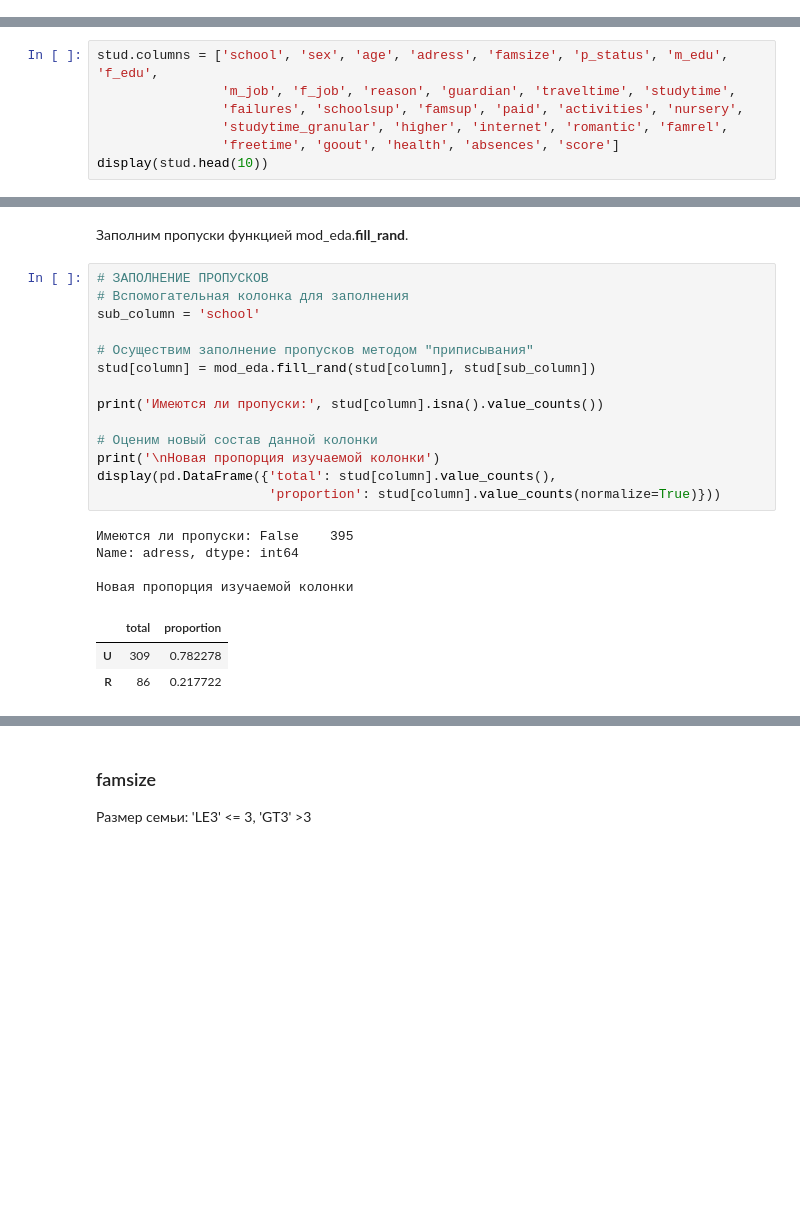
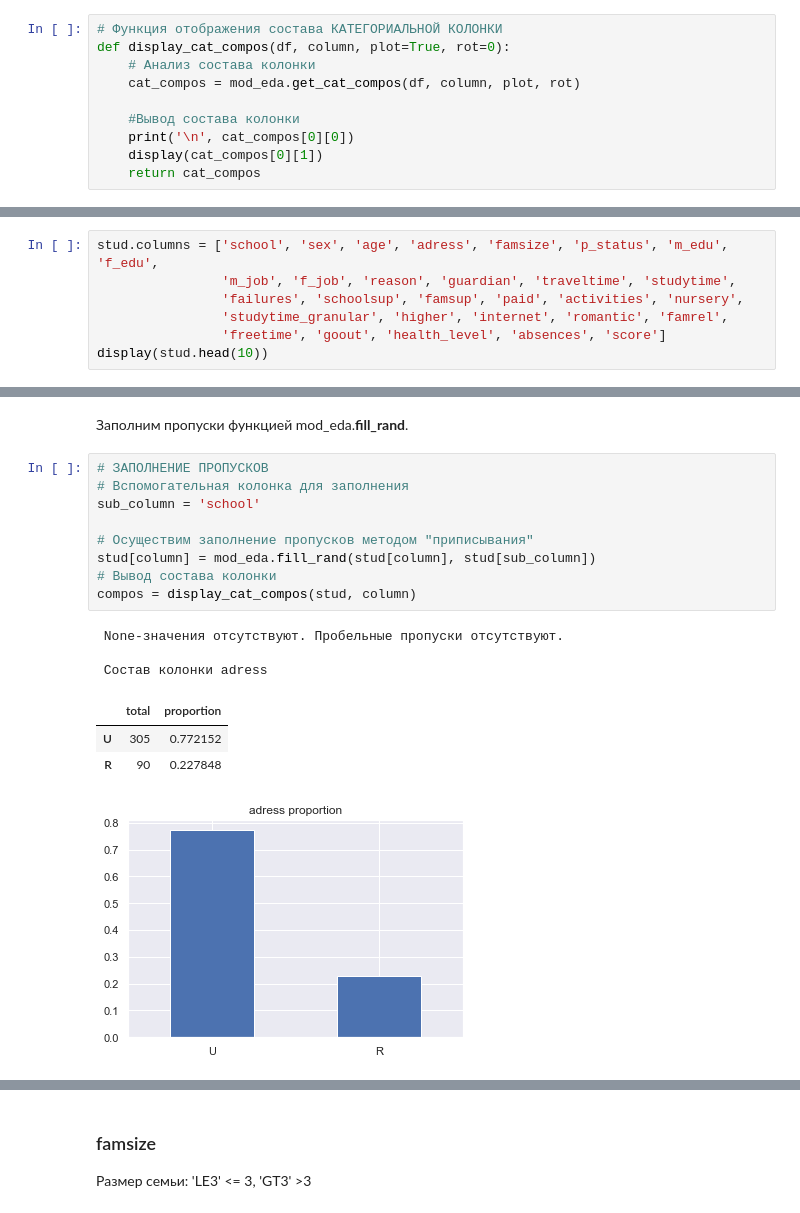
Before and after one commit to SeaVulf/skillfactory_rds, a Jupyter notebook: project_2_EDA/Project_2_EDA_stud_math.ipynb, the cells around one changed output, grey strips where cells are left out. Cells and saved outputs as stored; diff of their text form; blank space fills up the shorter version.

```diff
--- a/project_2_EDA/Project_2_EDA_stud_math.ipynb
+++ b/project_2_EDA/Project_2_EDA_stud_math.ipynb
@@ -14,0 +40,10 @@
+# %%
+# Функция отображения состава КАТЕГОРИАЛЬНОЙ КОЛОНКИ
+def display_cat_compos(df, column, plot=True, rot=0):
+    # Анализ состава колонки
+    cat_compos = mod_eda.get_cat_compos(df, column, plot, rot)
+
+    #Вывод состава колонки
+    print('\n', cat_compos[0][0])
+    display(cat_compos[0][1])
+    return cat_compos
@@ -82,7 +130,7 @@ stud.columns = ['school', 'sex', 'age', 'adress', 'famsize', 'p_status', 'm_edu'
                 'm_job', 'f_job', 'reason', 'guardian', 'traveltime', 'studytime',
                 'failures', 'schoolsup', 'famsup', 'paid', 'activities', 'nursery',
                 'studytime_granular', 'higher', 'internet', 'romantic', 'famrel',
-                'freetime', 'goout', 'health', 'absences', 'score']
+                'freetime', 'goout', 'health_level', 'absences', 'score']
 display(stud.head(10))
 # %% [output]
 |  | school | sex | age | adress | famsize | p_status | m_edu | f_edu | m_job | f_job | reason | ... |
@@ -457,25 +426,20 @@ Name: school, dtype: float64
 # %%
 # ЗАПОЛНЕНИЕ ПРОПУСКОВ
 # Вспомогательная колонка для заполнения
 sub_column = 'school'
 
 # Осуществим заполнение пропусков методом "приписывания"
 stud[column] = mod_eda.fill_rand(stud[column], stud[sub_column])
-
-print('Имеются ли пропуски:', stud[column].isna().value_counts())
-
-# Оценим новый состав данной колонки
-print('\nНовая пропорция изучаемой колонки')
-display(pd.DataFrame({'total': stud[column].value_counts(),
-                      'proportion': stud[column].value_counts(normalize=True)}))
+# Вывод состава колонки
+compos = display_cat_compos(stud, column)
 # %% [output]
-Имеются ли пропуски: False    395
-Name: adress, dtype: int64
+ None-значения отсутствуют. Пробельные пропуски отсутствуют.
 
-Новая пропорция изучаемой колонки
+ Состав колонки adress
 |  | total | proportion |
-| U | 309 | 0.782278 |
-| R | 86 | 0.217722 |
+| U | 305 | 0.772152 |
+| R | 90 | 0.227848 |
+[figure, added]
 # %% [markdown]
 Заполнение функцией mod_eda.**fill_rand** дало пропорцию между значениями более близкую к изначальной c расхождением в 1%.
 
```
Also changed, not shown: parts of 103 cells of this notebook, 1 other file.
